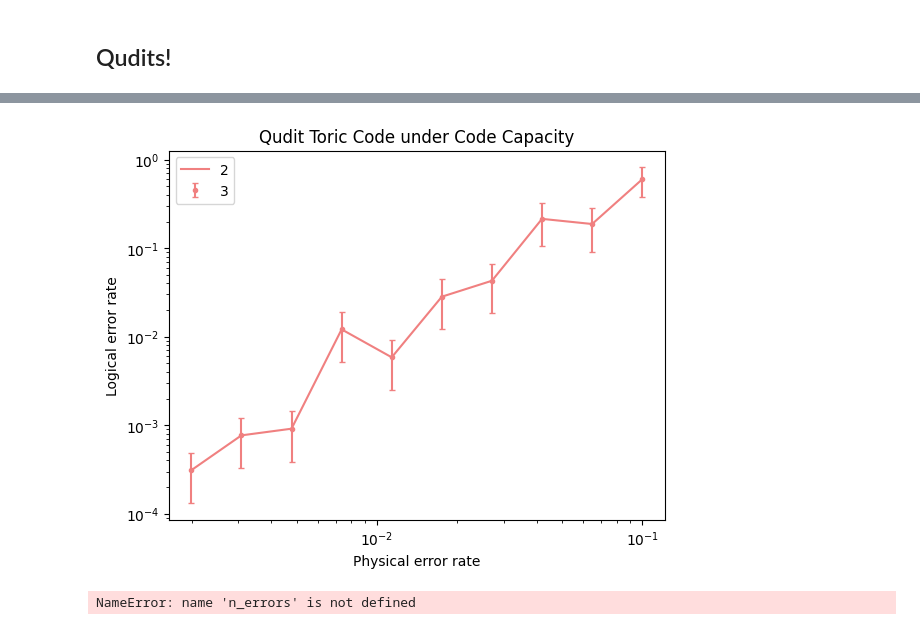
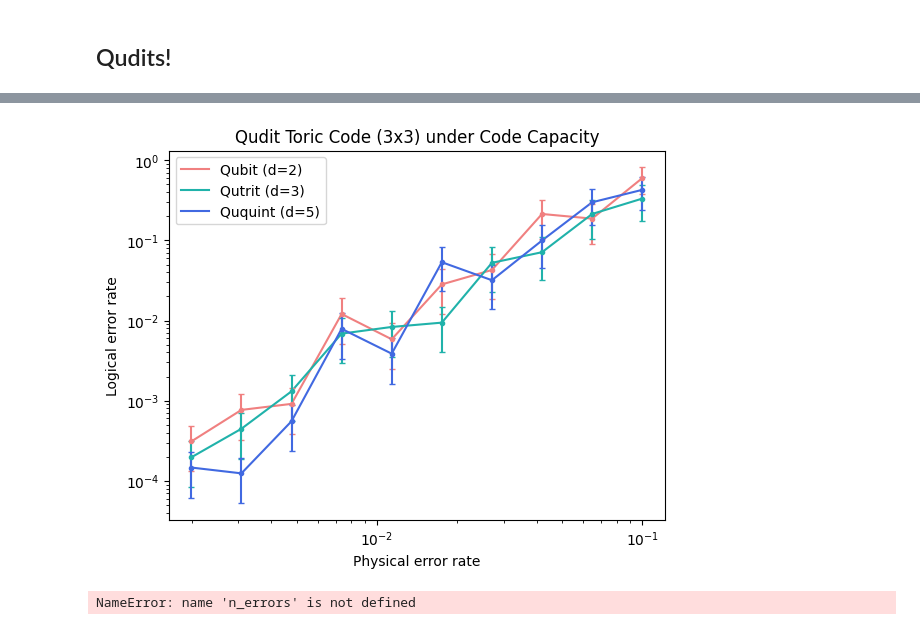
Before and after one commit to e-kneip/bbqudit, a Jupyter notebook: bbq/last_one_i_swear.ipynb, the cells around one changed output, grey strips where cells are left out. Cells and saved outputs as stored; diff of their text form; code cells hidden in the pictures.

```diff
--- a/bbq/last_one_i_swear.ipynb
+++ b/bbq/last_one_i_swear.ipynb
@@ -77,6 +131,7 @@ l5 = bb5.x_logicals
 
 max_iter = 1000
 num_failures = 3
+physical_error = np.logspace(-2.7, -1, 10)
 # %%
 def process_results(results, num_failures):
     plot_results = {}
@@ -86,7 +141,7 @@ def process_results(results, num_failures):
         plot_error_bars[d] = np.sqrt((plot_results[d])*(1-plot_results[d])/results[d])
     return plot_results, plot_error_bars
 # %%
-results_2 = simulate(2, h2, l2, max_iter, num_failures)
+results_2 = simulate(2, h2, l2, max_iter, num_failures, physical_error)
 # %% [output]
 Found 1 / 3, with num_trials : 3191
 Found 2 / 3, with num_trials : 4423
@@ -106,4 +161,4 @@ Found 2 / 3, with num_trials : 2
 Found 3 / 3, with num_trials : 4
 Finished p=0.1 with num_trials=5
 # %%
-results_3 = simulate(3, h3, l3, max_iter, num_failures)
+results_3 = simulate(3, h3, l3, max_iter, num_failures, physical_error)
@@ -110,2 +183,2 @@ results_3 = simulate(3, h3, l3, max_iter, num_failures)
 # %%
-results_5 = simulate(3, h5, l5, max_iter, num_failures)
+results_5 = simulate(5, h5, l5, max_iter, num_failures, physical_error)
@@ -112,26 +203,26 @@ results_5 = simulate(3, h5, l5, max_iter, num_failures)
 # %%
-results = {2 : results_2}
+#results = {2 : results_2}
 #results = {2 : results_2, 3 : results_3}
-#results = {2 : results_2, 3 : results_3, 5 : results_5}
+results = {2 : results_2, 3 : results_3, 5 : results_5}
 
 x = np.logspace(-2.7, -1, 10)
-num_failures = {2 : 3, 3 : 3, 5 : 3}
-plot_results, plot_error_bars = process_results(results, num_failures)
+plot_num_failures = {2 : 3, 3 : 3, 5 : 3}
+plot_results, plot_error_bars = process_results(results, plot_num_failures)
 
 plt.loglog(x, plot_results[2], color='lightcoral')
-#plt.loglog(x, plot_results[3], color='lightseagreen')
-#plt.loglog(x, plot_results[5], color='royalblue')
+plt.loglog(x, plot_results[3], color='lightseagreen')
+plt.loglog(x, plot_results[5], color='royalblue')
 
 plt.errorbar(x, plot_results[2], yerr=plot_error_bars[2], fmt='.', capsize=2.5, color='lightcoral')
-#plt.errorbar(x, plot_results[3], yerr=plot_error_bars[3], fmt='.', capsize=2.5, color='lightseagreen')
-#plt.errorbar(x, plot_results[5], yerr=plot_error_bars[5], fmt='.', capsize=2.5, color='royalblue')
+plt.errorbar(x, plot_results[3], yerr=plot_error_bars[3], fmt='.', capsize=2.5, color='lightseagreen')
+plt.errorbar(x, plot_results[5], yerr=plot_error_bars[5], fmt='.', capsize=2.5, color='royalblue')
 
-plt.legend(['2', '3', '5'])
+plt.legend(['Qubit (d=2)', 'Qutrit (d=3)', 'Ququint (d=5)'])
 plt.xlabel('Physical error rate')
 plt.ylabel('Logical error rate')
-plt.title('Qudit Toric Code under Code Capacity');
+plt.title('Qudit Toric Code (3x3) under Code Capacity');
 # %% [output]
-[figure, old version]
+[figure, new version]
 # %%
 p = 0.01
 n_qudits = n_errors
```
Also changed, not shown: parts of 14 cells of this notebook, 1 other file.
